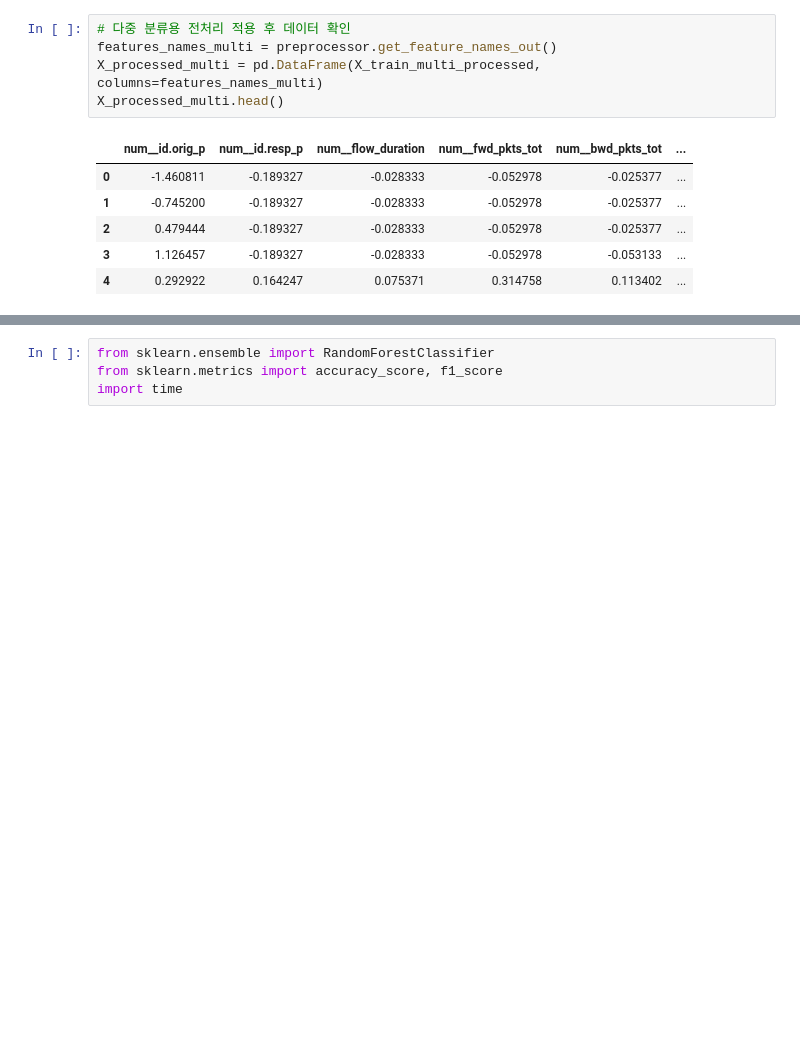
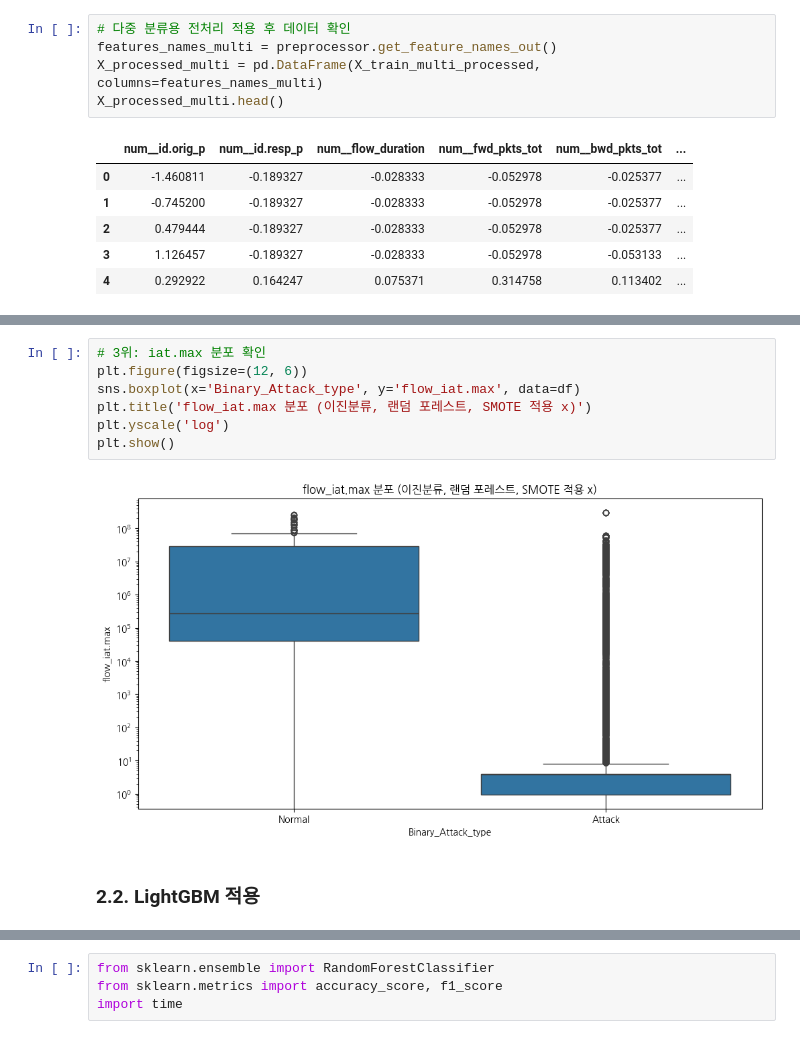
Before and after one commit to Basic-Track-Team5/term-project, a Jupyter notebook: main.ipynb, the cells around one changed output, grey strips where cells are left out. Drawn from its saved outputs; the diff is of its cells as text; blank space fills up the shorter version.

```diff
--- a/main.ipynb
+++ b/main.ipynb
@@ -399,0 +590,11 @@ X_processed_multi.head()
+# %%
+# 3위: iat.max 분포 확인
+plt.figure(figsize=(12, 6))
+sns.boxplot(x='Binary_Attack_type', y='flow_iat.max', data=df)
+plt.title('flow_iat.max 분포 (이진분류, 랜덤 포레스트, SMOTE 적용 x)')
+plt.yscale('log')
+plt.show()
+# %% [output]
+[figure, added]
+# %% [markdown]
+### 2.2. LightGBM 적용
```
Also changed, not shown: parts of 39 cells of this notebook.
